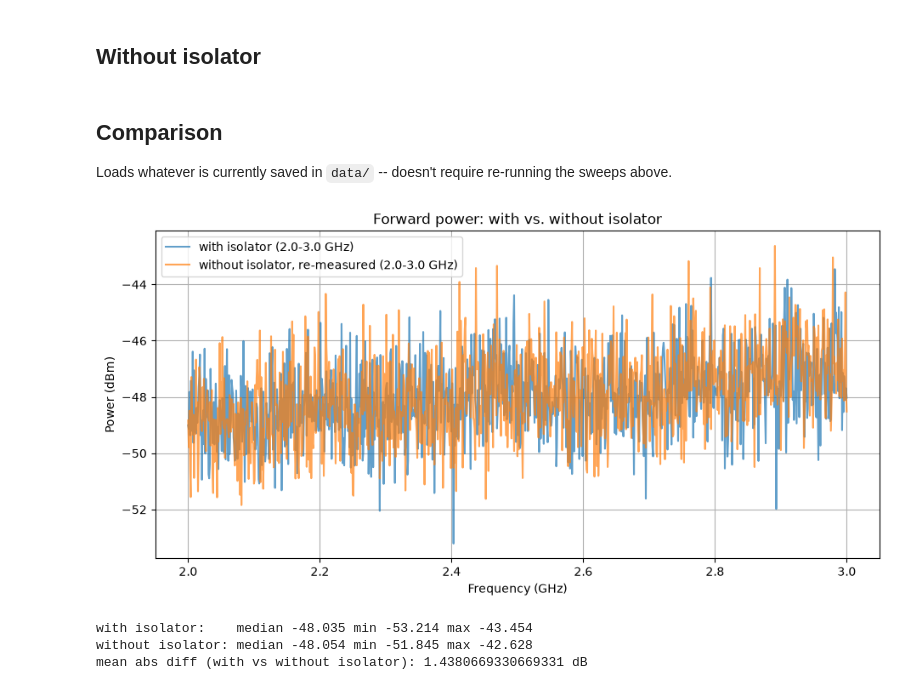
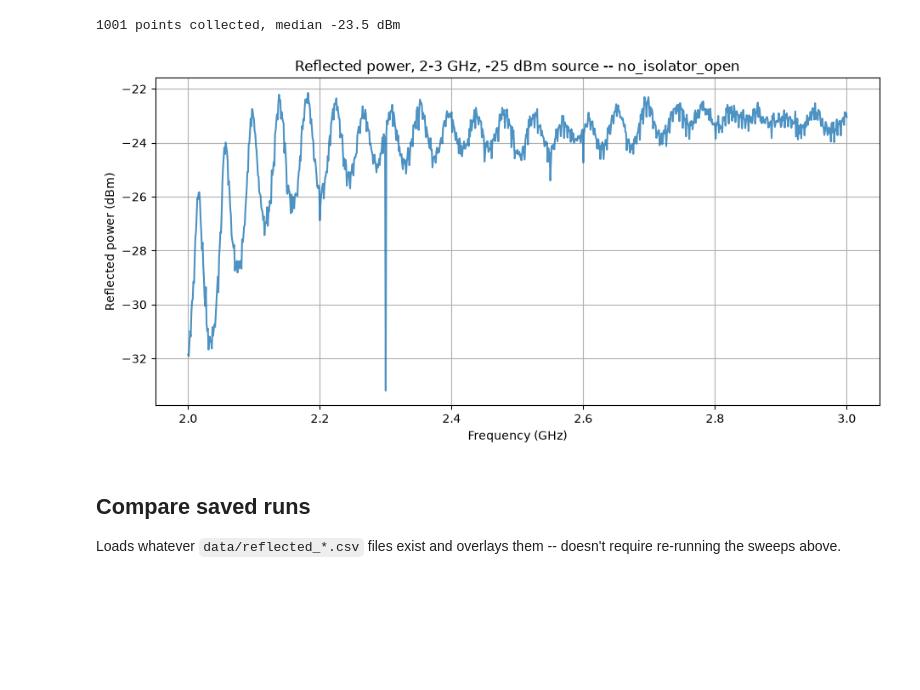
Before and after one commit to meimei2027/diamonds, a Jupyter notebook: microwave_control/isolator.ipynb, the cells around one changed output. Cells and saved outputs as stored; diff of their text form; code cells hidden in the pictures; blank space fills up the shorter version.

Commit message:
isolator checked

```diff
--- a/microwave_control/isolator.ipynb
+++ b/microwave_control/isolator.ipynb
@@ -15,4 +23,4 @@ from frequency_sweep import frequency_sweep
 START_HZ = 2.0e9
 STOP_HZ = 3.0e9
 STEP_HZ = 1e6
-POWER_DBM = -20
+POWER_DBM = -25   # keep low -- especially important for no-load/full-reflection configurations
@@ -21,9 +68,11 @@ POWER_DBM = -20
 # %%
+RUN_LABEL = "no_isolator_open"
+
 gen = HP8673H("GPIB1::19::INSTR")
 sa = E4403B("GPIB0::18::INSTR")
 sa.set_center_span((START_HZ + STOP_HZ) / 2, STOP_HZ - START_HZ)
 
-with_iso_freqs_hz, with_iso_power_dbm = frequency_sweep(
+freqs_hz, power_dbm = frequency_sweep(
     gen, sa,
     start_hz=START_HZ, stop_hz=STOP_HZ, step_hz=STEP_HZ,
     power_dbm=POWER_DBM,
@@ -33,10 +82,10 @@ gen.close()
 sa.close()
 
 np.savetxt(
-    "data/forward_power_sweep_2-3GHz_1MHz.csv",
-    np.column_stack((with_iso_freqs_hz, with_iso_power_dbm)),
+    f"data/reflected_{RUN_LABEL}_2-3GHz_1MHz.csv",
+    np.column_stack((freqs_hz, power_dbm)),
     delimiter=",", header="frequency_hz,power_dbm", comments="",
 )
-print(f"{len(with_iso_freqs_hz)} points collected")
+print(f"{len(freqs_hz)} points collected, median {np.median(power_dbm):.1f} dBm")
+# %% [output]
+1001 points collected, median -23.5 dBm
-# %% [markdown]
-## Without isolator
@@ -63,29 +92,14 @@ print(f"{len(no_iso_freqs_hz)} points collected")
+# %%
+fig, ax = plt.subplots(figsize=(11, 5))
+ax.plot(freqs_hz / 1e9, power_dbm, alpha=0.8)
+ax.set_xlabel("Frequency (GHz)")
+ax.set_ylabel("Reflected power (dBm)")
+ax.set_title(f"Reflected power, 2-3 GHz, {POWER_DBM} dBm source -- {RUN_LABEL}")
+ax.grid(True)
+plt.show()
+# %% [output]
+[figure, added]
 # %% [markdown]
-## Comparison
+## Compare saved runs
 
-Loads whatever is currently saved in `data/` -- doesn't require re-running the sweeps above.
+Loads whatever `data/reflected_*.csv` files exist and overlays them -- doesn't require re-running the sweeps above.
-# %%
-with_iso = np.loadtxt("data/forward_power_sweep_2-3GHz_1MHz.csv", delimiter=",", skiprows=1)
-no_iso = np.loadtxt("data/no_isolator_sweep_2-3GHz_1MHz.csv", delimiter=",", skiprows=1)
-
-wf, wp = with_iso[:, 0], with_iso[:, 1]
-nf, np_ = no_iso[:, 0], no_iso[:, 1]
-
-fig, ax = plt.subplots(figsize=(11, 5))
-ax.plot(wf / 1e9, wp, label="with isolator (2.0-3.0 GHz)", alpha=0.7)
-ax.plot(nf / 1e9, np_, label="without isolator, re-measured (2.0-3.0 GHz)", alpha=0.7)
-ax.set_xlabel("Frequency (GHz)")
-ax.set_ylabel("Power (dBm)")
-ax.set_title("Forward power: with vs. without isolator")
-ax.legend()
-ax.grid(True)
-plt.show()
-
-print("with isolator:    median", np.median(wp), "min", wp.min(), "max", wp.max())
-print("without isolator: median", np.median(np_), "min", np_.min(), "max", np_.max())
-print("mean abs diff (with vs without isolator):", np.mean(np.abs(wp - np_)), "dB")
-# %% [output]
-[figure, removed]
-with isolator:    median -48.035 min -53.214 max -43.454
-without isolator: median -48.054 min -51.845 max -42.628
-mean abs diff (with vs without isolator): 1.4380669330669331 dB
```
Also changed, not shown: parts of 17 cells of this notebook, 18 other files.
